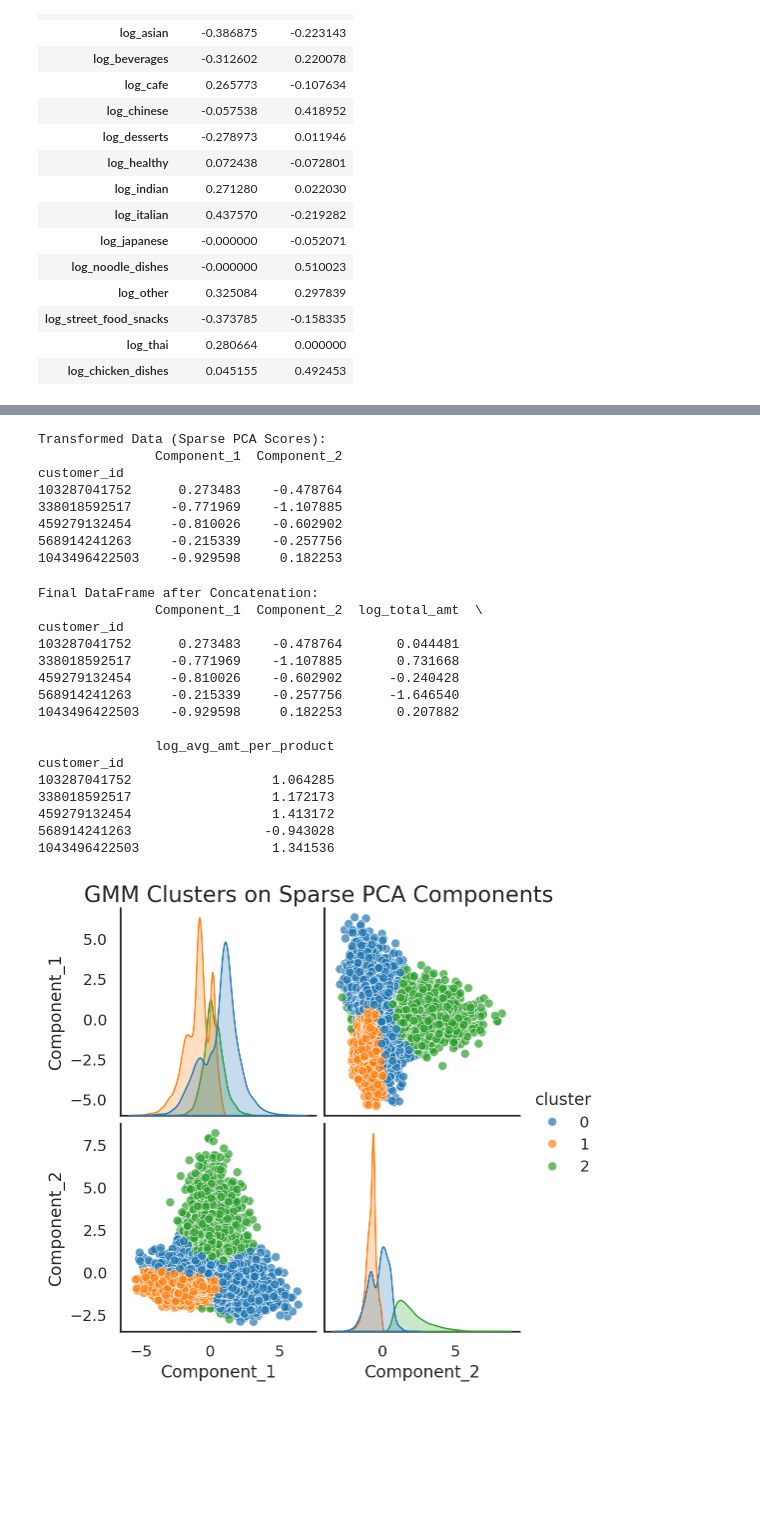
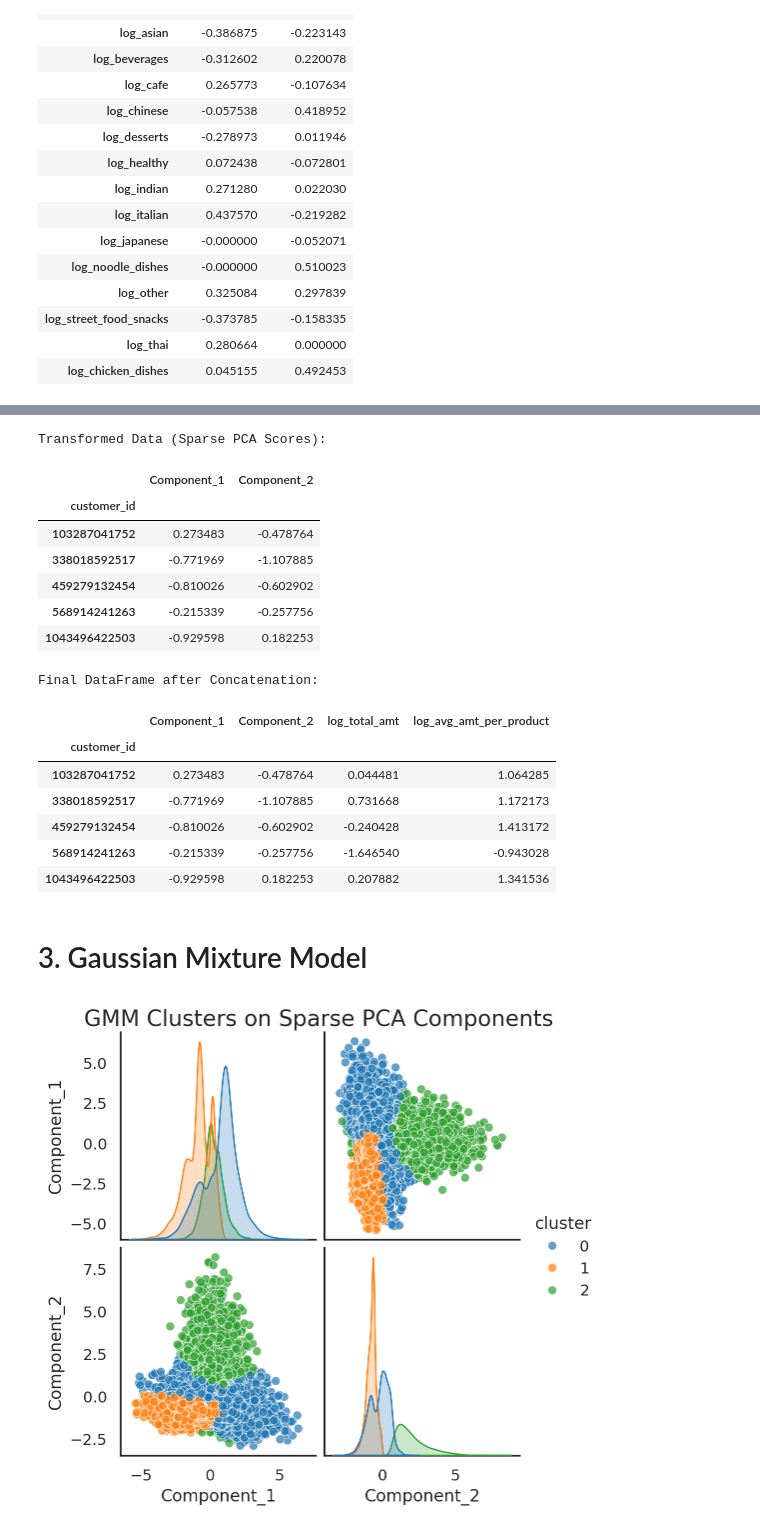
Before and after one commit to M4rtinsFons3caConsulting/DataMining, a Jupyter notebook: scripts/part_ii/dev_file_spca_gmm.ipynb, the cells around one changed output, grey strips where cells are left out. Saved outputs shown, nothing was run; the diff lists cells and outputs as text; code cells hidden in the pictures; blank space fills up the shorter version.

```diff
--- a/scripts/part_ii/dev_file_spca_gmm.ipynb
+++ b/scripts/part_ii/dev_file_spca_gmm.ipynb
@@ -135,48 +122,35 @@ transformed_df = pd.DataFrame(
 
 # Display the transformed data
 print("\nTransformed Data (Sparse PCA Scores):")
-print(transformed_df.head())
+display(transformed_df.head())
 # %% [output]
 Transformed Data (Sparse PCA Scores):
-               Component_1  Component_2
-customer_id
-103287041752      0.273483    -0.478764
-338018592517     -0.771969    -1.107885
-459279132454     -0.810026    -0.602902
-568914241263     -0.215339    -0.257756
-1043496422503    -0.929598     0.182253
+|  | Component_1 | Component_2 |
+| customer_id |  |  |
+| 103287041752 | 0.273483 | -0.478764 |
+| 338018592517 | -0.771969 | -1.107885 |
+| 459279132454 | -0.810026 | -0.602902 |
+| 568914241263 | -0.215339 | -0.257756 |
+| 1043496422503 | -0.929598 | 0.182253 |
 # %%
-[
-    'log_total_amt', 'log_n_order',
-    'log_avg_amt_per_product', 'log_avg_amt_per_order',
-    'log_avg_amt_per_vendor', 'log_n_days_week', 'log_n_times_day',
-    'avg_amt_per_day', 'avg_product_per_day', 'avg_order_per_day'
-]
-
 columns_to_add = ['log_total_amt', 'log_avg_amt_per_product']
 additional_data = regulars[columns_to_add]  # Extract the desired columns
 
 # Concatenate the transformed data with the additional columns
 final_df = pd.concat([transformed_df, additional_data], axis=1)
 
 # Display the result
 print("\nFinal DataFrame after Concatenation:")
-print(final_df.head())
+display(final_df.head())
 # %% [output]
 Final DataFrame after Concatenation:
-               Component_1  Component_2  log_total_amt  \
-customer_id
-103287041752      0.273483    -0.478764       0.044481
-338018592517     -0.771969    -1.107885       0.731668
-459279132454     -0.810026    -0.602902      -0.240428
-568914241263     -0.215339    -0.257756      -1.646540
-1043496422503    -0.929598     0.182253       0.207882
-
-               log_avg_amt_per_product
-customer_id
-103287041752                  1.064285
-338018592517                  1.172173
-459279132454                  1.413172
-568914241263                 -0.943028
-1043496422503                 1.341536
+|  | Component_1 | Component_2 | log_total_amt | log_avg_amt_per_product |
+| customer_id |  |  |  |  |
+| 103287041752 | 0.273483 | -0.478764 | 0.044481 | 1.064285 |
+| 338018592517 | -0.771969 | -1.107885 | 0.731668 | 1.172173 |
+| 459279132454 | -0.810026 | -0.602902 | -0.240428 | 1.413172 |
+| 568914241263 | -0.215339 | -0.257756 | -1.646540 | -0.943028 |
+| 1043496422503 | -0.929598 | 0.182253 | 0.207882 | 1.341536 |
+# %% [markdown]
+# 3. Gaussian Mixture Model
 # %%
```
Also changed, not shown: parts of 11 cells of this notebook.
